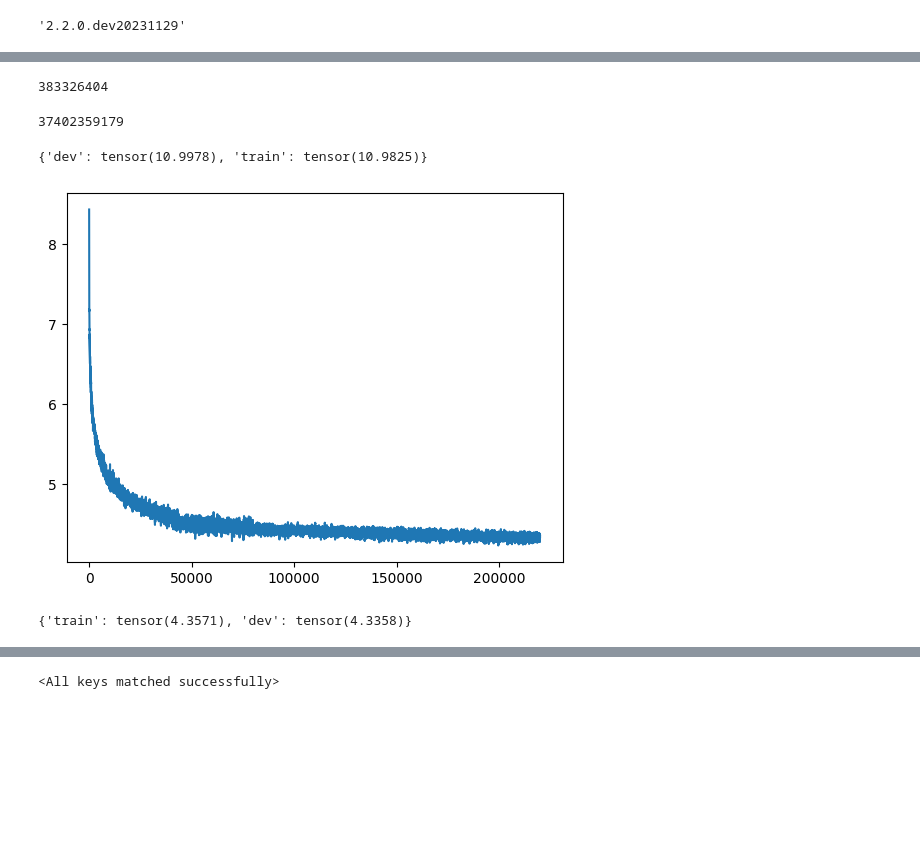
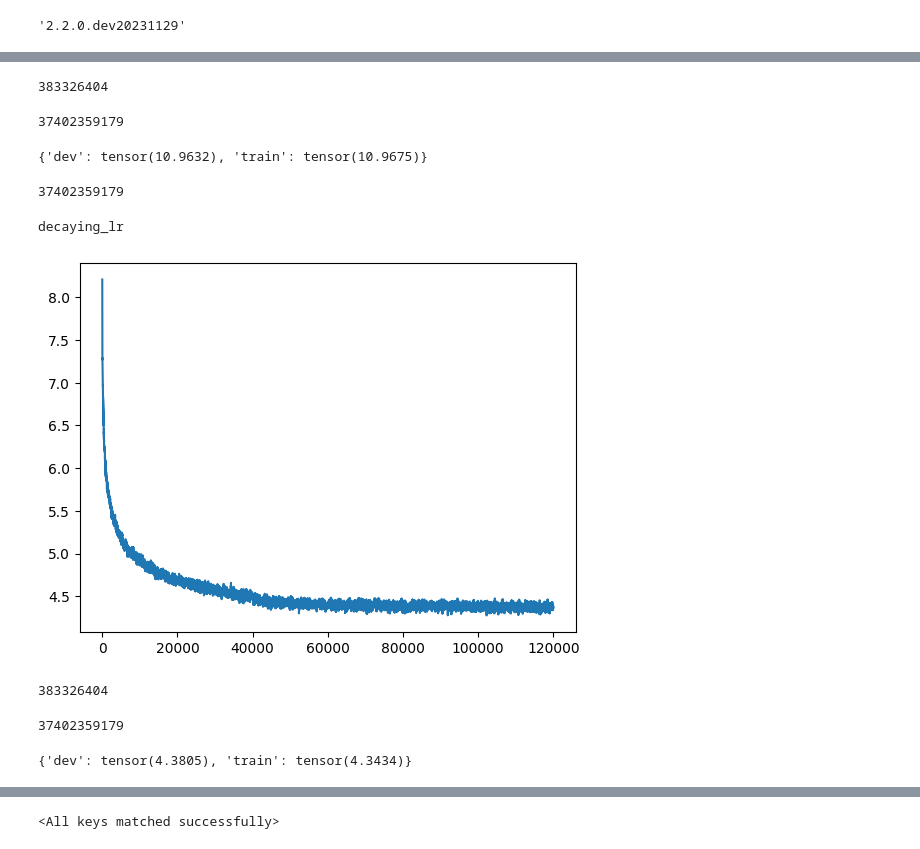
Before and after one commit to jnward/monosemanticity-repro, a Jupyter notebook: transformer_pile.ipynb, the cells around one changed output, grey strips where cells are left out. Saved outputs shown, nothing was run; the diff lists cells and outputs as text; code cells hidden in the pictures; blank space fills up the shorter version.

```diff
--- a/transformer_pile.ipynb
+++ b/transformer_pile.ipynb
@@ -62,7 +62,7 @@ import numpy as np
 train_path = "data/med_pile_train.h5"
 dev_path = "data/pile_val.h5" #"/Volumes/External/EleutherAI_ThePile_v1/pile/pile_dev.h5"   # TODO: better naming
 batch_size = 1
-context_length = 1024
+context_length = 128
 
 def get_batch_iterator(split, batch_size=batch_size, context_length=context_length):
     hdf5_path = train_path if split=='train' else dev_path
@@ -106,7 +139,7 @@ Harmes said Dr. Karen Kaiser called her at 2 a.m. to say the surgery went well.
 import math
 
 torch.manual_seed(1)
-n_head = 4
+n_head = 8
 
 class MLP(nn.Module):
     def __init__(self):
@@ -296,47 +329,57 @@ def estimate_loss(steps=eval_iters):
         losses = torch.zeros(steps)
         for k in tqdm(range(steps)):
             xb, yb = next(batch_iterator)
-            logist, loss = model(xb, yb)
+            _, loss = model(xb, yb)
             losses[k] = loss.item()
         out[split] = losses.mean()
     model.train()
     return out
 # %%
-estimate_loss()
+estimate_loss(100)
 # %% [output]
 383326404
 37402359179
-{'dev': tensor(10.9978), 'train': tensor(10.9825)}
+{'dev': tensor(10.9632), 'train': tensor(10.9675)}
 # %%
 optimizer = torch.optim.AdamW(model.parameters(), lr=1e-3)
 losses = []
 # %%
 from tqdm import tqdm
 import matplotlib.pyplot as plt
 import numpy as np
 
 batch_size = 32
-n_steps = 140000
+context_length = 128
+n_steps = 40000
+decay_lr_step = 0
 avg_window = 64
 
 batch_iterator = get_batch_iterator('train', batch_size, context_length)
 
-pbar = tqdm(range(n_steps))
-for steps in pbar:
+pbar = tqdm(enumerate(range(n_steps)), total=n_steps)
+for i, steps in pbar:
     xb, yb = next(batch_iterator)
     logits, loss = model(xb, yb)
     losses.append(loss.item())
     pbar.set_description(f"Train loss: {np.mean(losses[-avg_window:]):.4f}")
     optimizer.zero_grad(set_to_none=True)
     loss.backward()
     optimizer.step()
+    if i == decay_lr_step:
+        print('decaying_lr')
+        for g in optimizer.param_groups:
+            g['lr'] = 2e-5
 
 def moving_average(x, w):
     return np.convolve(x, np.ones(w), 'valid') / w
 
 plt.plot(moving_average(losses, avg_window))
 plt.show()
 estimate_loss(200)
 # %% [output]
+37402359179
+decaying_lr
-[figure, old version]
+[figure, new version]
-{'train': tensor(4.3571), 'dev': tensor(4.3358)}
+383326404
+37402359179
+{'dev': tensor(4.3805), 'train': tensor(4.3434)}
```
Also changed, not shown: parts of 23 cells of this notebook.
